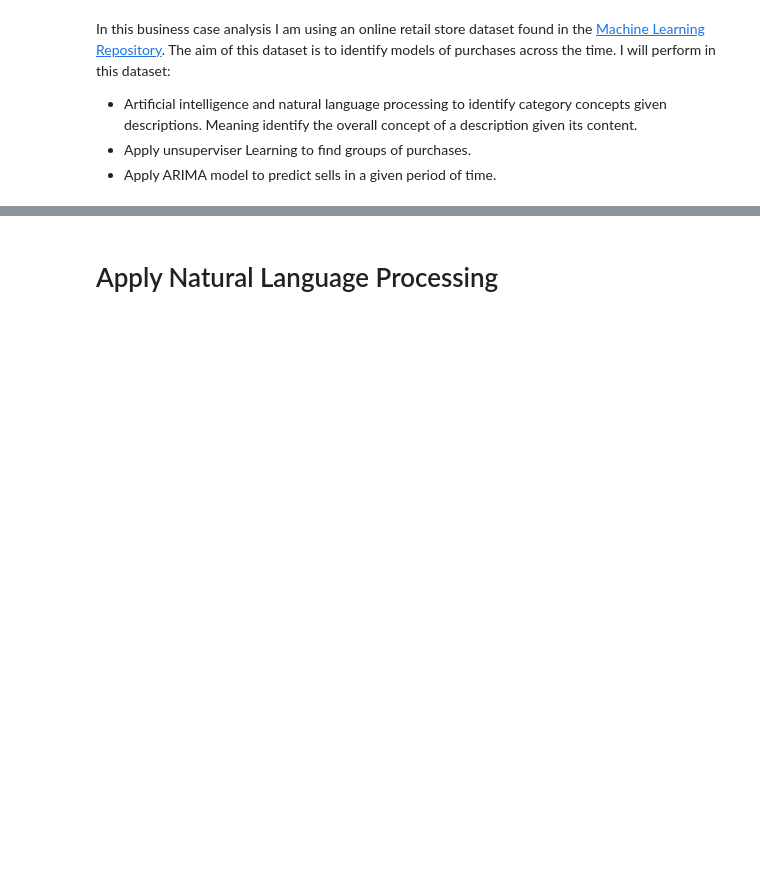
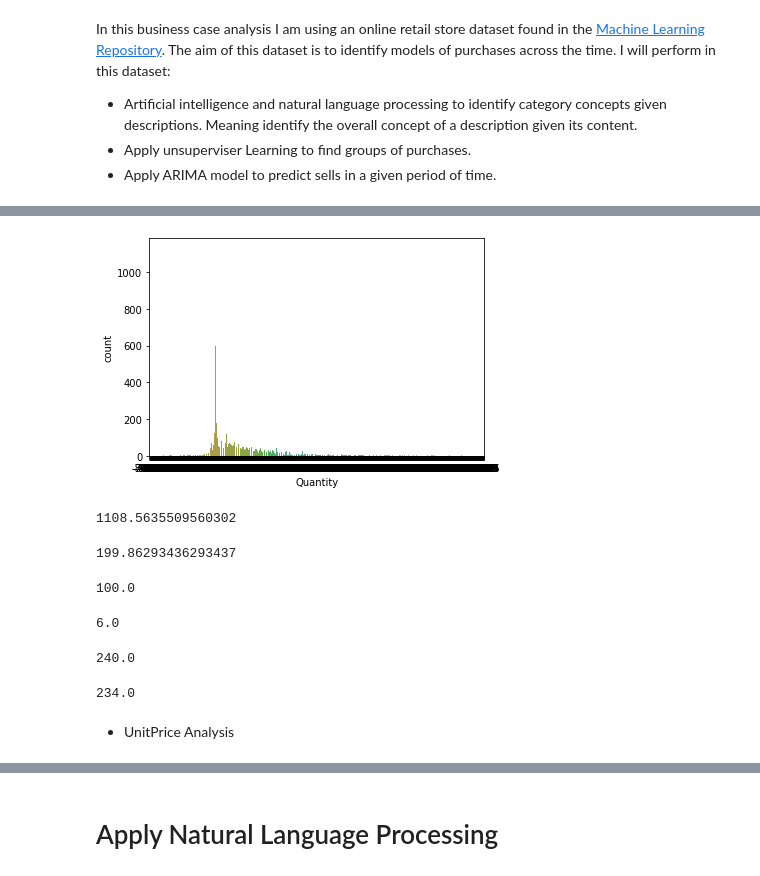
Before and after one commit to nonameforpirate/businessAnalysis, a Jupyter notebook: BusinessAnalysis.ipynb, the cells around one changed output, grey strips where cells are left out. Saved outputs shown, nothing was run; the diff lists cells and outputs as text; code cells hidden in the pictures; blank space fills up the shorter version.

```diff
--- a/BusinessAnalysis.ipynb
+++ b/BusinessAnalysis.ipynb
@@ -55,0 +85,36 @@ data_original
+# %%
+ax = sns.countplot(x="Quantity",data=grp_invoice)
+# %% [output]
+[figure, added]
+# %%
+#standard deviation
+grp_invoice['Quantity'].std()
+# %% [output]
+1108.5635509560302
+# %%
+#mean
+grp_invoice['Quantity'].mean()
+# %% [output]
+199.86293436293437
+# %%
+#median
+grp_invoice['Quantity'].median()
+# %% [output]
+100.0
+# %%
+#q1
+grp_invoice['Quantity'].quantile(0.25)
+# %% [output]
+6.0
+# %%
+#q3
+grp_invoice['Quantity'].quantile(0.75)
+# %% [output]
+240.0
+# %%
+#IQR
+grp_invoice['Quantity'].quantile(0.75) - grp_invoice['Quantity'].quantile(0.25)
+# %% [output]
+234.0
+# %% [markdown]
+* UnitPrice Analysis
```
Also changed, not shown: parts of 43 cells of this notebook.
